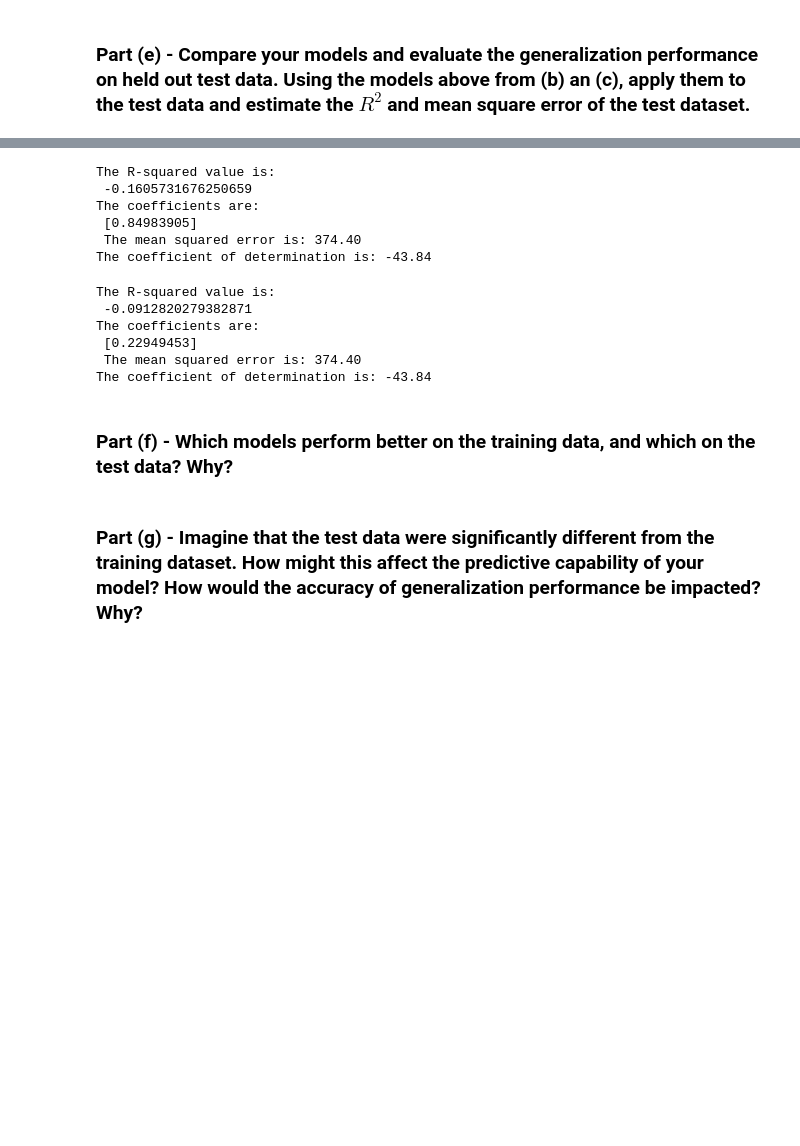
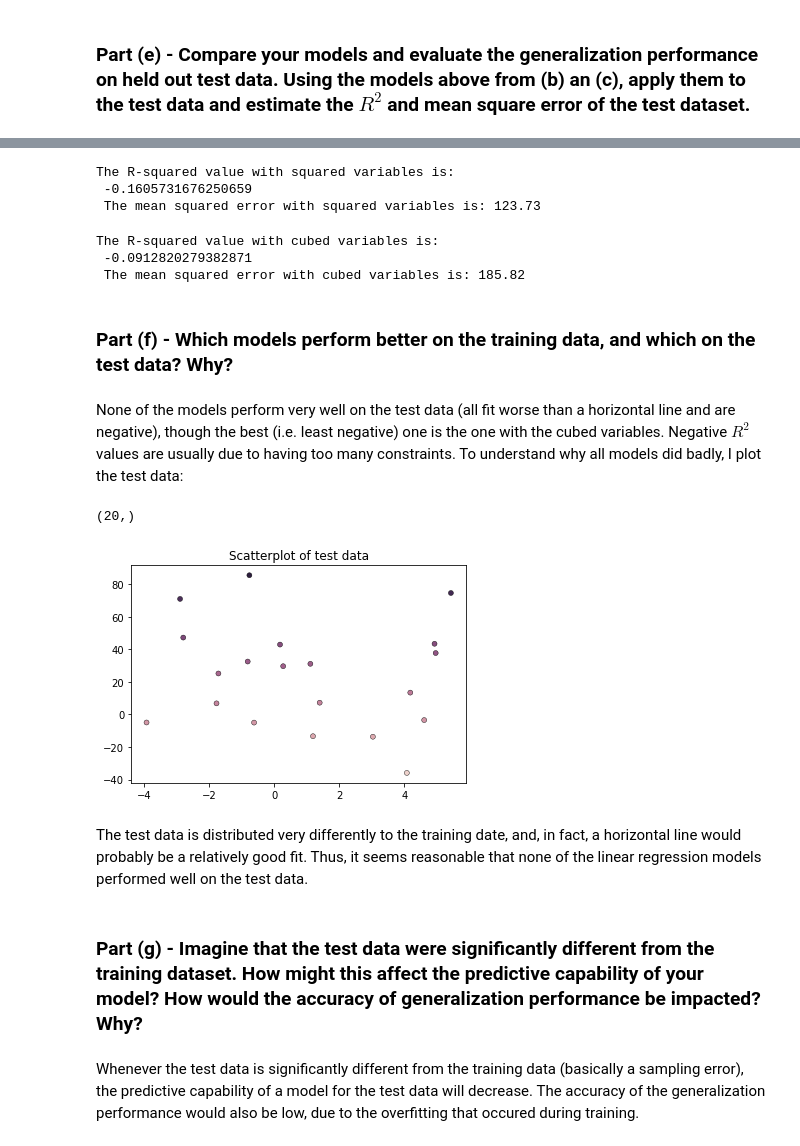
Before and after one commit to FR-Schwartz/ids705, a Jupyter notebook: assignments/Assignment_2_Fides Schwartz.ipynb, the cells around one changed output, grey strips where cells are left out. Saved outputs shown, nothing was run; the diff lists cells and outputs as text; code cells hidden in the pictures; blank space fills up the shorter version.

```diff
--- a/assignments/Assignment_2_Fides Schwartz.ipynb
+++ b/assignments/Assignment_2_Fides Schwartz.ipynb
@@ -1251,46 +1337,54 @@ The coefficient of determination is: -43.84
 test_pred2 = reg1.predict(np.array(x_test1))
 
 # The R-squared value
-print("The R-squared value is: \n", reg1.score(x_test1, y_test))
-
-# The coefficients
-print("The coefficients are: \n", reg1.coef_)
+print("The R-squared value with squared variables is: \n", reg1.score(x_test1, y_test))
 
 # The mean squared error
-print(" The mean squared error is: %.2f" % mean_squared_error(x_test1, test_pred1))
-
-# The coefficient of determination:
-print("The coefficient of determination is: %.2f" % r2_score(x_test1, test_pred1)) #1 is perfect prediction
+print(
+    " The mean squared error with squared variables is: %.2f"
+    % mean_squared_error(x_test1, test_pred2)
+)
 # %% [output]
-The R-squared value is:
+The R-squared value with squared variables is:
  -0.1605731676250659
-The coefficients are:
- [0.84983905]
- The mean squared error is: 374.40
-The coefficient of determination is: -43.84
+ The mean squared error with squared variables is: 123.73
 # %%
 # test model 3 - multiple linear regression with cubed variables
 test_pred3 = reg2.predict(np.array(x_test1))
 
 # The R-squared value
-print("The R-squared value is: \n", reg2.score(x_test1, y_test))
-
-# The coefficients
-print("The coefficients are: \n", reg2.coef_)
+print("The R-squared value with cubed variables is: \n", reg2.score(x_test1, y_test))
 
 # The mean squared error
-print(" The mean squared error is: %.2f" % mean_squared_error(x_test1, test_pred1))
-
-# The coefficient of determination:
-print("The coefficient of determination is: %.2f" % r2_score(x_test1, test_pred1)) #1 is perfect prediction
+print(
+    " The mean squared error with cubed variables is: %.2f"
+    % mean_squared_error(x_test1, test_pred3)
+)
 # %% [output]
-The R-squared value is:
+The R-squared value with cubed variables is:
  -0.0912820279382871
-The coefficients are:
- [0.22949453]
- The mean squared error is: 374.40
-The coefficient of determination is: -43.84
+ The mean squared error with cubed variables is: 185.82
 # %% [markdown]
 ### Part (f) - Which models perform better on the training data, and which on the test data? Why?
+# %% [markdown]
+None of the models perform very well on the test data (all fit worse than a horizontal line and are negative), though the best (i.e. least negative) one is the one with the cubed variables. Negative $R^2$ values are usually due to having too many constraints. To understand why all models did badly, I plot the test data:
+# %%
+# turn into 1-dimensional array for seaborn
+x_test1s = x_test1.ravel()
+x_test1s.shape
+# %% [output]
+(20,)
+# %%
+# Plot the scatterplot of cubed data
+sns.scatterplot(
+    x=x_test1s, y=y_test, hue=y_test, marker="o", s=25, edgecolor="k", legend=False
+).set_title("Scatterplot of test data")
+plt.show()
+# %% [output]
+[figure, added]
+# %% [markdown]
+The test data is distributed very differently to the training date, and, in fact, a horizontal line would probably be a relatively good fit. Thus, it seems reasonable that none of the linear regression models performed well on the test data.
 # %% [markdown]
 ### Part (g) - Imagine that the test data were significantly different from the training dataset. How might this affect the predictive capability of your model? How would the accuracy of generalization performance be impacted? Why?
+# %% [markdown]
+Whenever the test data is significantly different from the training data (basically a sampling error), the predictive capability of a model for the test data will decrease. The accuracy of the generalization performance would also be low, due to the overfitting that occured during training.
```
Also changed, not shown: parts of 50 cells of this notebook, 9 other files.
